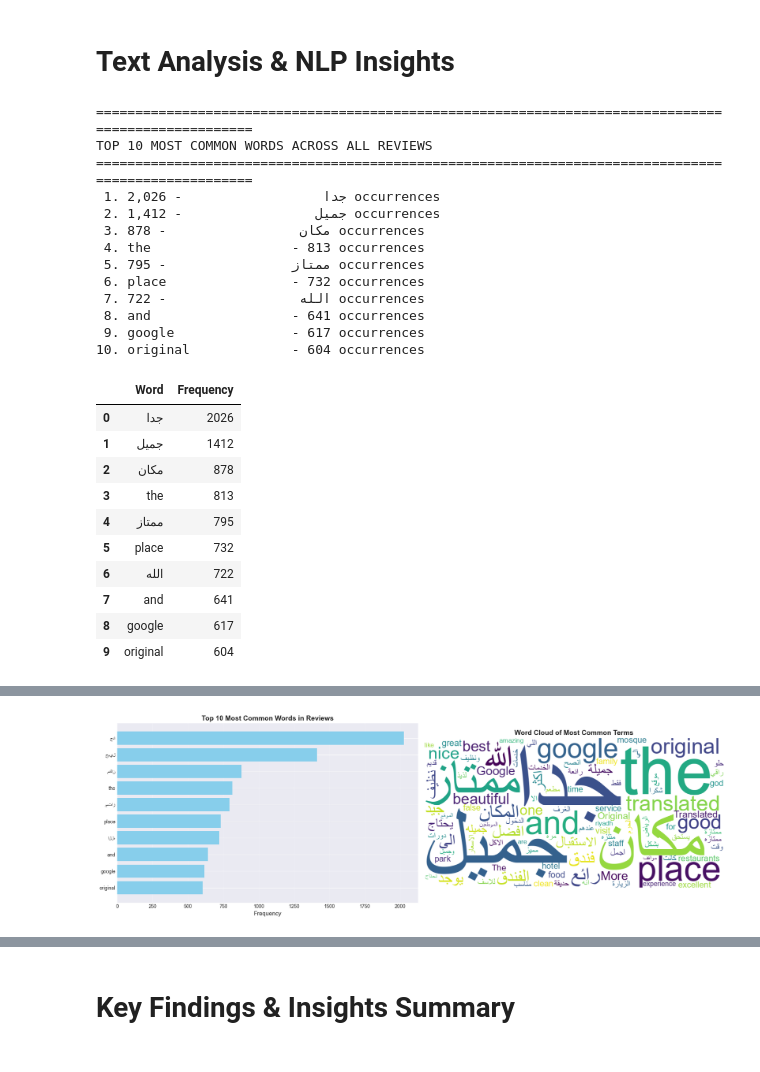
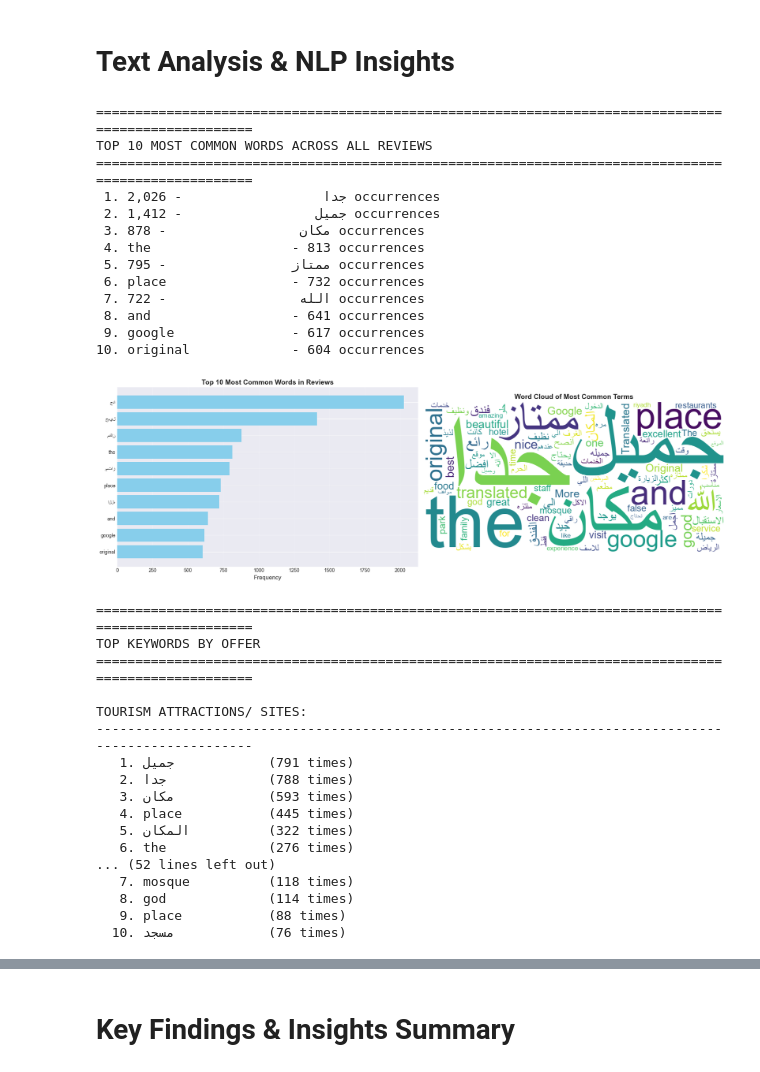
Before and after one commit to fatimaMoubarak/artefact_assessment, a Jupyter notebook: submissions/eda.ipynb, the cells around one changed output, grey strips where cells are left out. Drawn from its saved outputs; the diff is of its cells as text; code cells hidden in the pictures.

```diff
--- a/submissions/eda.ipynb
+++ b/submissions/eda.ipynb
@@ -110,5 +111,5 @@ from src.data.normalize_data import extract_ratings , flatten_tags , print_dupli
 # %%
-df[['normalized_ratings', 'raw_ratings']] = df['ratings'].apply(extract_ratings)
+df[['normalized_ratings', 'raw_ratings']] = df['ratings'].apply(RatingExtractor.extract_ratings)
 # %%
 df.head(1)
 # %% [output]
@@ -302,28 +276,47 @@ from src.eda.text_analysis import extract_most_common_words , visualize_top_word
 # %%
-common_words_df = extract_most_common_words(df)
-common_words_df.head(20)
+# Assuming `df` is your DataFrame containing review data
+analysis = ReviewAnalysis(df)
+
+# Extract most common words
+common_words_df = analysis.extract_most_common_words()
+
+# Visualize top words
+common_words_df = analysis.visualize_top_words()
+
+# Perform keyword analysis
+analysis.keyword_analysis(category_column='offer', top_n=5, top_words_count=10)
+
+# Generate word clouds for offerings
+analysis.generate_word_clouds_by_offering(top_n=4)
 # %% [output]
 ====================================================================================================
 TOP 10 MOST COMMON WORDS ACROSS ALL REVIEWS
 ====================================================================================================
  1. جدا                  - 2,026 occurrences
  2. جميل                 - 1,412 occurrences
  3. مكان                 - 878 occurrences
  4. the                  - 813 occurrences
  5. ممتاز                - 795 occurrences
  6. place                - 732 occurrences
  7. الله                 - 722 occurrences
  8. and                  - 641 occurrences
  9. google               - 617 occurrences
 10. original             - 604 occurrences
-|  | Word | Frequency |
-| 0 | جدا | 2026 |
-| 1 | جميل | 1412 |
-| 2 | مكان | 878 |
-| 3 | the | 813 |
-| 4 | ممتاز | 795 |
-| 5 | place | 732 |
-| 6 | الله | 722 |
-| 7 | and | 641 |
-| 8 | google | 617 |
-| 9 | original | 604 |
+[figure, added]
+====================================================================================================
+TOP KEYWORDS BY OFFER
+====================================================================================================
+
+TOURISM ATTRACTIONS/ SITES:
+----------------------------------------------------------------------------------------------------
+   1. جميل            (791 times)
+   2. جدا             (788 times)
+   3. مكان            (593 times)
+   4. place           (445 times)
+   5. المكان          (322 times)
+   6. the             (276 times)
+... (52 lines left out)
+   7. mosque          (118 times)
+   8. god             (114 times)
+   9. place           (88 times)
+  10. مسجد            (76 times)
@@ -330,4 +323,0 @@ TOP 10 MOST COMMON WORDS ACROSS ALL REVIEWS
-# %%
-common_words_df = visualize_top_words(df)
-# %% [output]
-[figure, removed]
```
Also changed, not shown: parts of 29 cells of this notebook, 33 other files.
